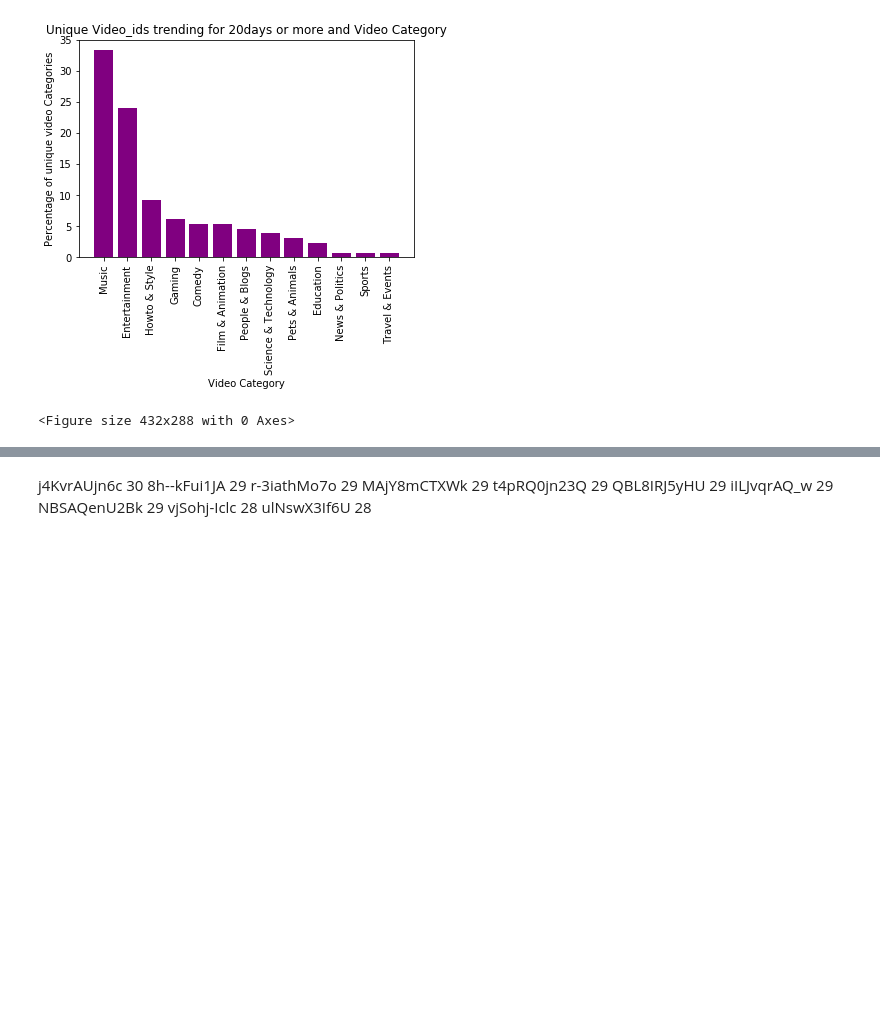
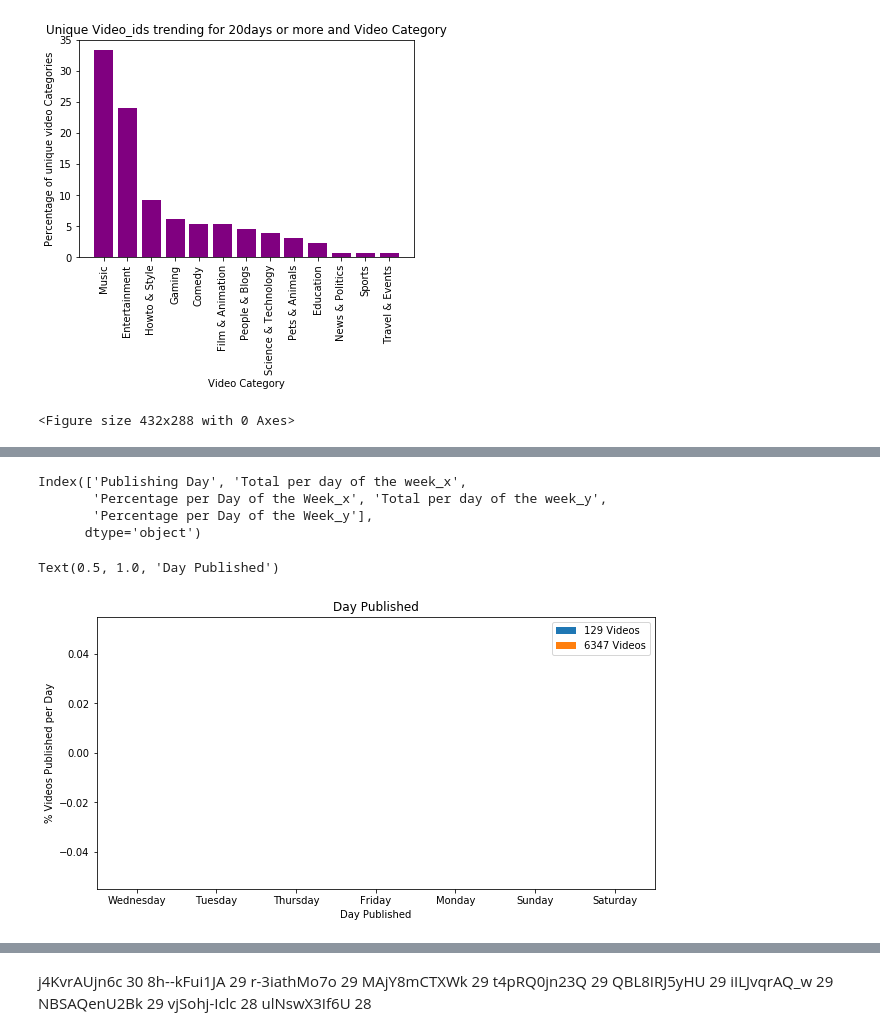
Before and after one commit to kimco2/project_1_misison_youtube, a Jupyter notebook: US_youtube_release_time_day.ipynb, the cells around one changed output, grey strips where cells are left out. Cells and saved outputs as stored; diff of their text form; code cells hidden in the pictures; blank space fills up the shorter version.

```diff
--- a/US_youtube_release_time_day.ipynb
+++ b/US_youtube_release_time_day.ipynb
@@ -606,0 +650,3 @@ plt.savefig("ImagesObj3/Fig10Category.png", dpi=100)
+# %%
+publish_day_df = pd.merge(day_count_df,day_count_20_more_days_trending_df, how = "inner",on=["Publishing Day"])
+publish_day_df.round({'Percentage per Day of the Week_x':2,'Percentage per Day of the Week_y':2 })
@@ -606,0 +665,22 @@ plt.savefig("ImagesObj3/Fig10Category.png", dpi=100)
+# %%
+publish_day_df.columns
+# %% [output]
+Index(['Publishing Day', 'Total per day of the week_x',
+       'Percentage per Day of the Week_x', 'Total per day of the week_y',
+       'Percentage per Day of the Week_y'],
+      dtype='object')
+# %%
+index = publish_day_df['Publishing Day']
+days_20_longer_day = publish_day_df['Percentage per Day of the Week_y']
+Total_day = publish_day_df['Percentage per Day of the Week_x']
+
+df = pd.DataFrame({"129 Videos": days_20_longer_day, "6347 Videos": Total_day}, index=index)
+df.plot.bar(rot=0, figsize=(10, 5))
+plt.xlabel("Day Published")
+plt.ylabel("% Videos Published per Day")
+plt.title("Day Published")
+# plt.show()
+# plt.savefig("ImagesObj3/Fig12PublishDay.png", dpi=100)
+# %% [output]
+Text(0.5, 1.0, 'Day Published')
+[figure, added]
```
Also changed, not shown: parts of 29 cells of this notebook, 1 other file.
